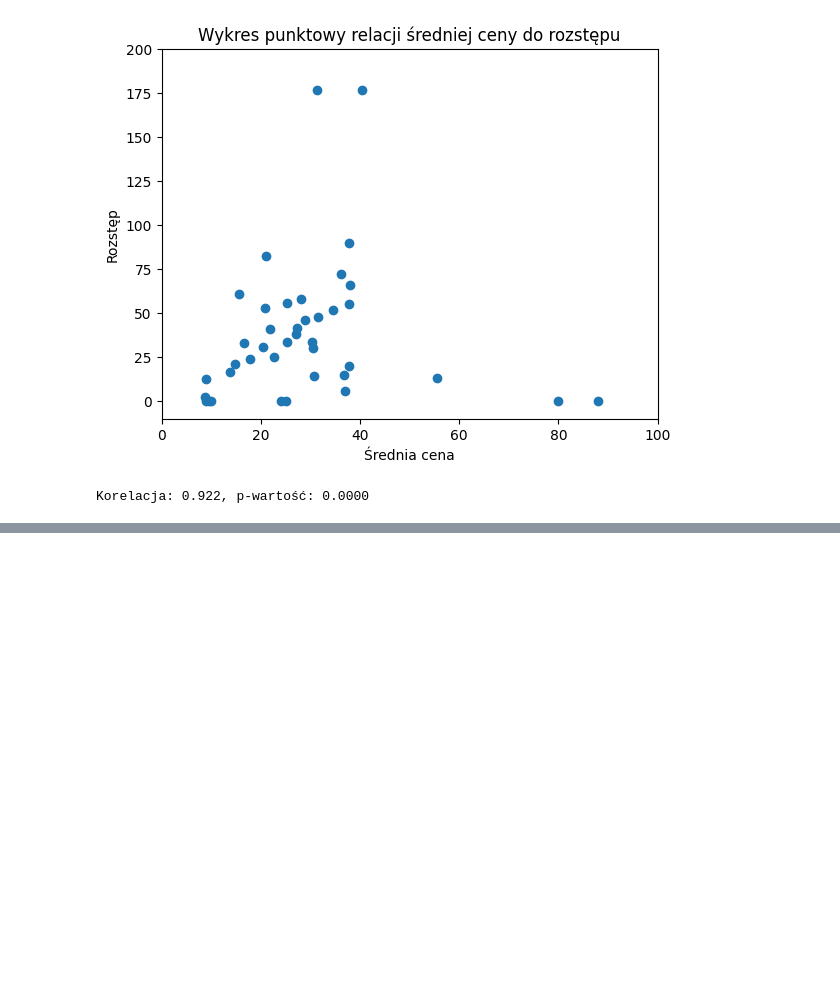
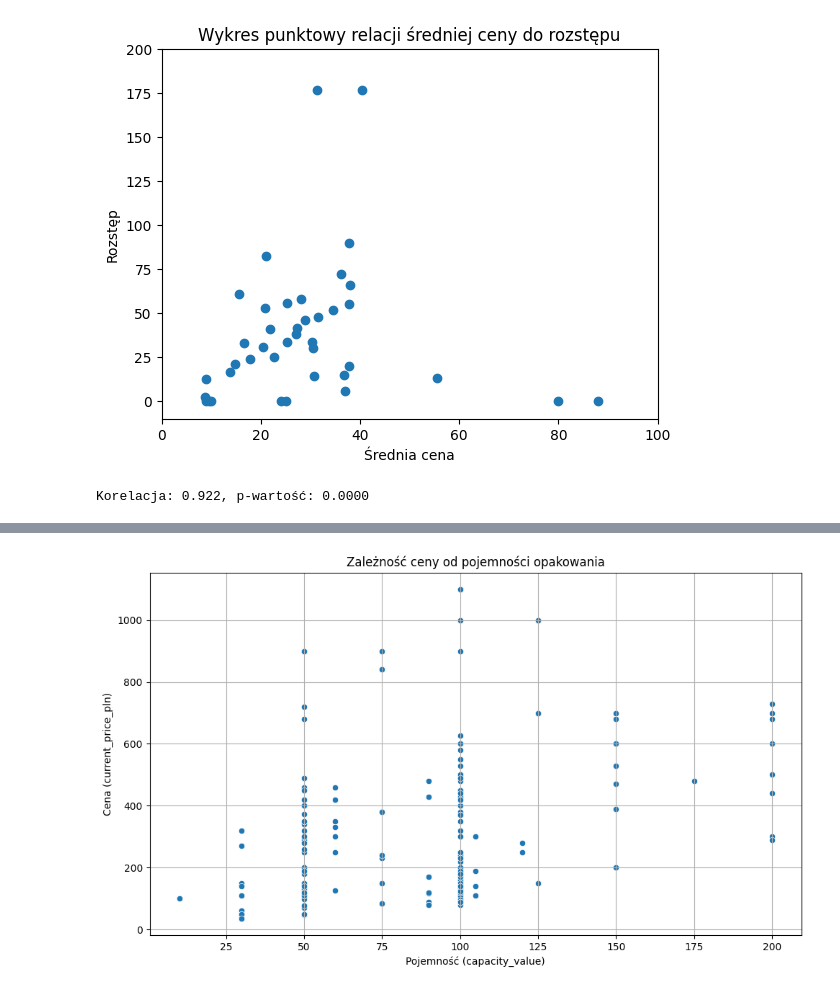
Before and after one commit to pjanapl/portfolio, a Jupyter notebook: rossmann/notebooks/eda.ipynb, the cells around one changed output, grey strips where cells are left out. Cells and saved outputs as stored; diff of their text form; code cells hidden in the pictures; blank space fills up the shorter version.

```diff
--- a/rossmann/notebooks/eda.ipynb
+++ b/rossmann/notebooks/eda.ipynb
@@ -691,0 +764,18 @@ Korelacja: 0.922, p-wartość: 0.0000
+# %%
+# Wody perfumowane
+df_wp = df.query('top_level_category == "Wody perfumowane" and capacity_unit == "ml"')
+
+plt.figure(figsize=(10, 6))
+sns.scatterplot(
+    data = df_wp,
+    x = "capacity_value",
+    y = "current_price_pln"
+)
+plt.title("Zależność ceny od pojemności opakowania")
+plt.xlabel("Pojemność (capacity_value)")
+plt.ylabel("Cena (current_price_pln)")
+plt.tight_layout()
+plt.grid(True)
+plt.show()
+# %% [output]
+[figure, added]
```
Also changed, not shown: parts of 17 cells of this notebook, 4 other files.
